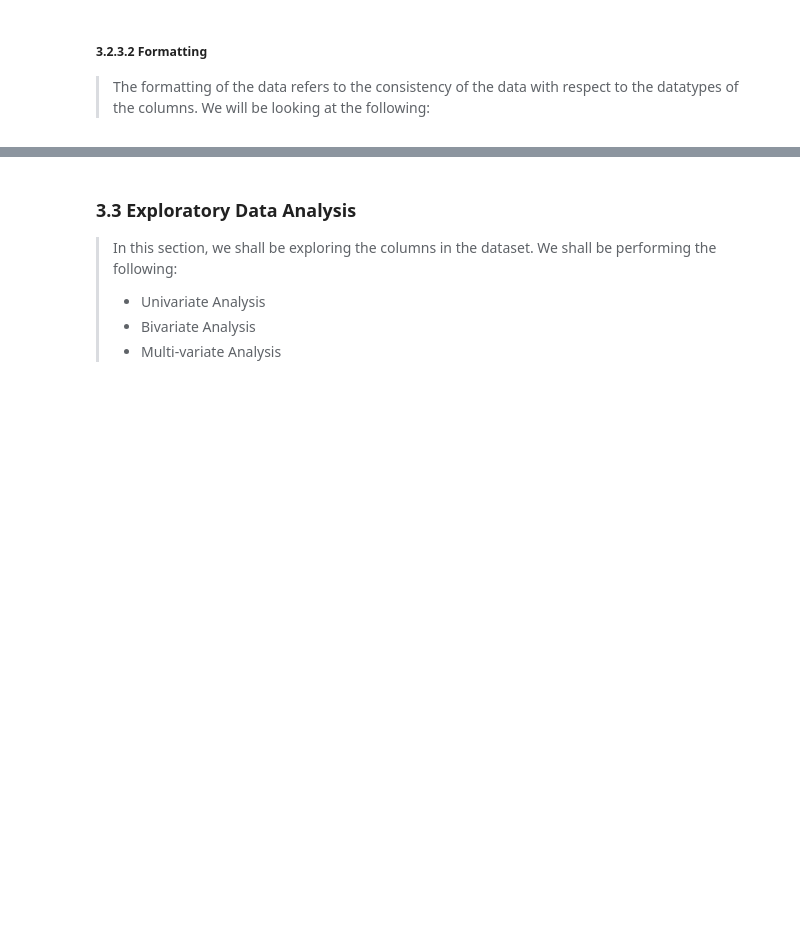
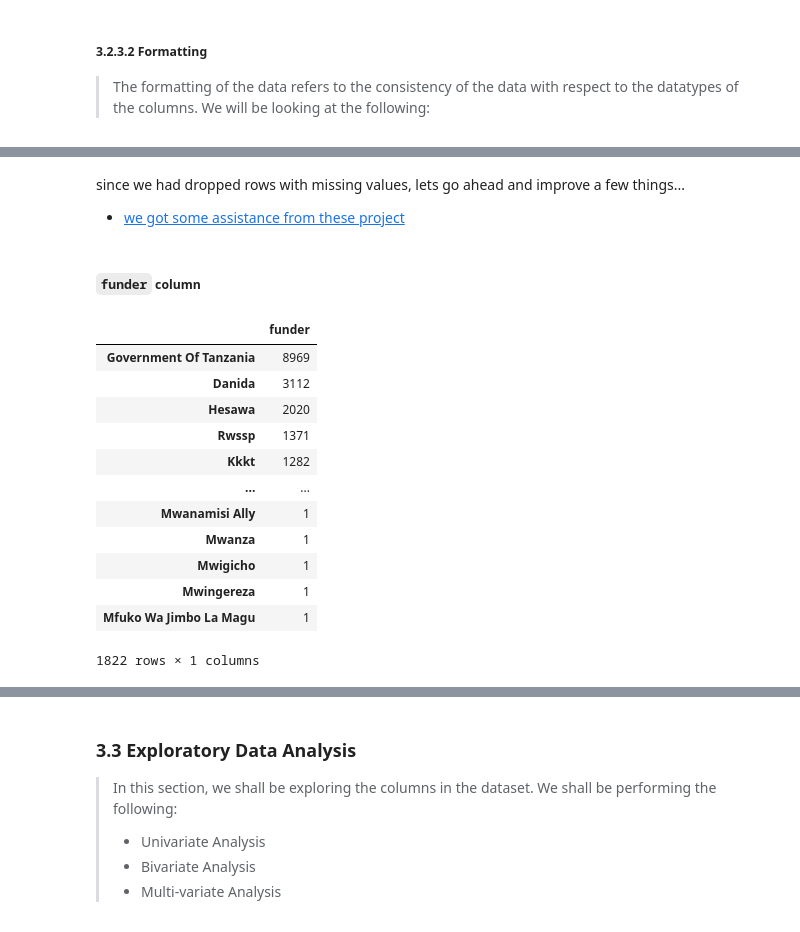
Before and after one commit to femikamau/Tanzanian-Water-Wells-Prediction, a Jupyter notebook: index.ipynb, the cells around one changed output, grey strips where cells are left out. Cells and saved outputs as stored; diff of their text form; code cells hidden in the pictures; blank space fills up the shorter version.

```diff
--- a/index.ipynb
+++ b/index.ipynb
@@ -959,0 +979,3 @@ new_data['date_recorded'] = pd.to_datetime(new_data['date_recorded'], infer_date
+# %% [markdown]
+since we had dropped rows with missing values, lets go ahead and improve a few things...
+- [we got some assistance from these project](https://github.com/ezgigm/Project3_TanzanianWaterWell_Status_Prediction/blob/master/STEP1_Cleaning_and_Exploring_Data.ipynb)
@@ -959,0 +1025,30 @@ new_data['date_recorded'] = pd.to_datetime(new_data['date_recorded'], infer_date
+# %%
+# continue to replacing spellin mistakes and getting together values
+new_data['installer'].replace(to_replace = ('Colonial Government') , value ='Colonial government' , inplace=True)
+new_data['installer'].replace(to_replace = ('Government of Misri') , value ='Misri Government' , inplace=True)
+new_data['installer'].replace(to_replace = ('Italy government') , value ='Italian government' , inplace=True)
+new_data['installer'].replace(to_replace = ('British colonial government') , value ='British government' , inplace=True)
+new_data['installer'].replace(to_replace = ('Concern /government') , value ='Concern/Government' , inplace=True)
+new_data['installer'].replace(to_replace = ('Village Government') , value ='Village government' , inplace=True)
+new_data['installer'].replace(to_replace = ('Government and Community') , value ='Government /Community' , inplace=True)
+new_data['installer'].replace(to_replace = ('Cetral government /RC') , value ='RC church/Central Gover' , inplace=True)
+new_data['installer'].replace(to_replace = ('Government /TCRS','Government/TCRS') , value ='TCRS /Government' , inplace=True)
+new_data['installer'].replace(to_replace = ('ADRA /Government') , value ='ADRA/Government' , inplace=True)
+# %% [markdown]
+##### `funder` column
+# %%
+pd.DataFrame(new_data['funder'].value_counts())
+# %% [output]
+|  | funder |
+| Government Of Tanzania | 8969 |
+| Danida | 3112 |
+| Hesawa | 2020 |
+| Rwssp | 1371 |
+| Kkkt | 1282 |
+| ... | ... |
+| Mwanamisi Ally | 1 |
+| Mwanza | 1 |
+| Mwigicho | 1 |
+| Mwingereza | 1 |
+| Mfuko Wa Jimbo La Magu | 1 |
+1822 rows × 1 columns
```
Also changed, not shown: parts of 10 cells of this notebook.
